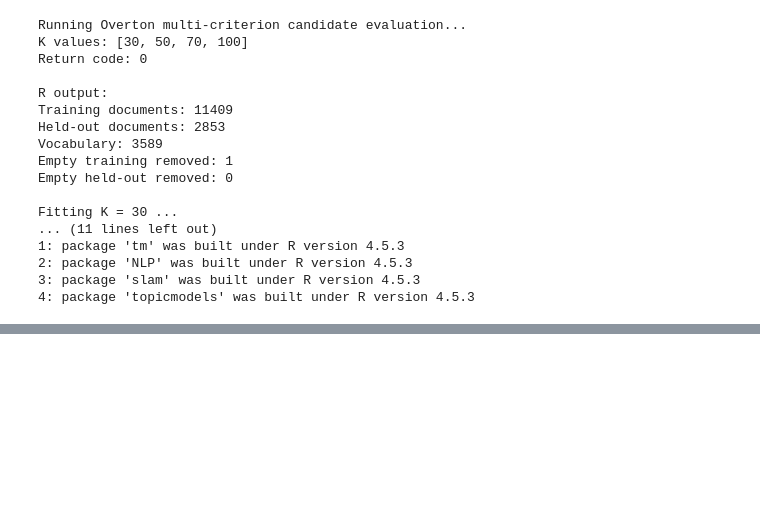
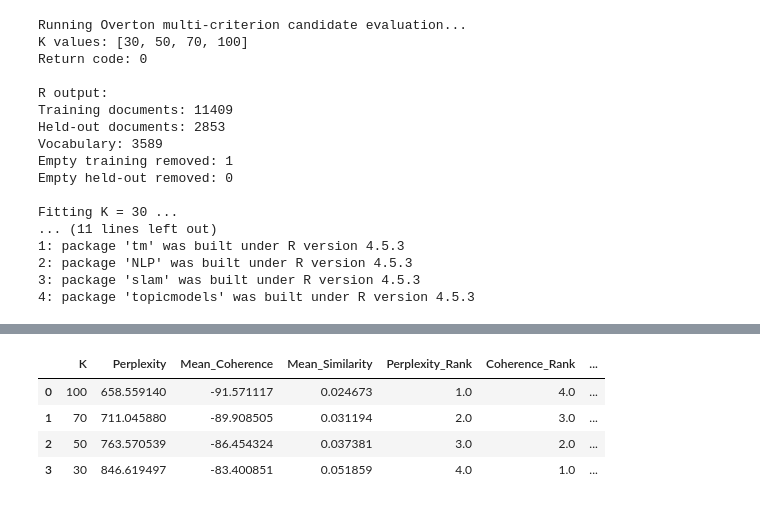
Before and after one commit to mdzalfirdausi/review_paper_2, a Jupyter notebook: notebooks/2.topic_modeling.ipynb, the cells around one changed output, grey strips where cells are left out. Saved outputs shown, nothing was run; the diff lists cells and outputs as text; code cells hidden in the pictures; blank space fills up the shorter version.

```diff
--- a/notebooks/2.topic_modeling.ipynb
+++ b/notebooks/2.topic_modeling.ipynb
@@ -2597,0 +2623,83 @@ Fitting K = 30 ...
+# %%
+overton_model_comparison = (
+    overton_candidate_diagnostics[
+        [
+            "K",
+            "Perplexity",
+            "Mean_Coherence",
+            "Mean_Similarity",
+        ]
+    ]
+    .copy()
+)
+
+# Lower perplexity is better.
+overton_model_comparison[
+    "Perplexity_Rank"
+] = (
+    overton_model_comparison[
+        "Perplexity"
+    ]
+    .rank(
+        ascending=True,
+        method="min",
+    )
+)
+
+# Higher (less negative) coherence is better.
+overton_model_comparison[
+    "Coherence_Rank"
+] = (
+    overton_model_comparison[
+        "Mean_Coherence"
+    ]
+    .rank(
+        ascending=False,
+        method="min",
+    )
+)
+
+# Lower similarity is better.
+overton_model_comparison[
+    "Similarity_Rank"
+] = (
+    overton_model_comparison[
+        "Mean_Similarity"
+    ]
+    .rank(
+        ascending=True,
+        method="min",
+    )
+)
+
+overton_model_comparison[
+    "Mean_Rank"
+] = (
+    overton_model_comparison[
+        [
+            "Perplexity_Rank",
+            "Coherence_Rank",
+            "Similarity_Rank",
+        ]
+    ]
+    .mean(axis=1)
+)
+
+overton_model_comparison = (
+    overton_model_comparison
+    .sort_values(
+        [
+            "Mean_Rank",
+            "K",
+        ]
+    )
+    .reset_index(drop=True)
+)
+
+overton_model_comparison
+# %% [output]
+|  | K | Perplexity | Mean_Coherence | Mean_Similarity | Perplexity_Rank | Coherence_Rank | ... |
+| 0 | 100 | 658.559140 | -91.571117 | 0.024673 | 1.0 | 4.0 | ... |
+| 1 | 70 | 711.045880 | -89.908505 | 0.031194 | 2.0 | 3.0 | ... |
+| 2 | 50 | 763.570539 | -86.454324 | 0.037381 | 3.0 | 2.0 | ... |
+| 3 | 30 | 846.619497 | -83.400851 | 0.051859 | 4.0 | 1.0 | ... |
```
Also changed, not shown: parts of 4 cells of this notebook.
